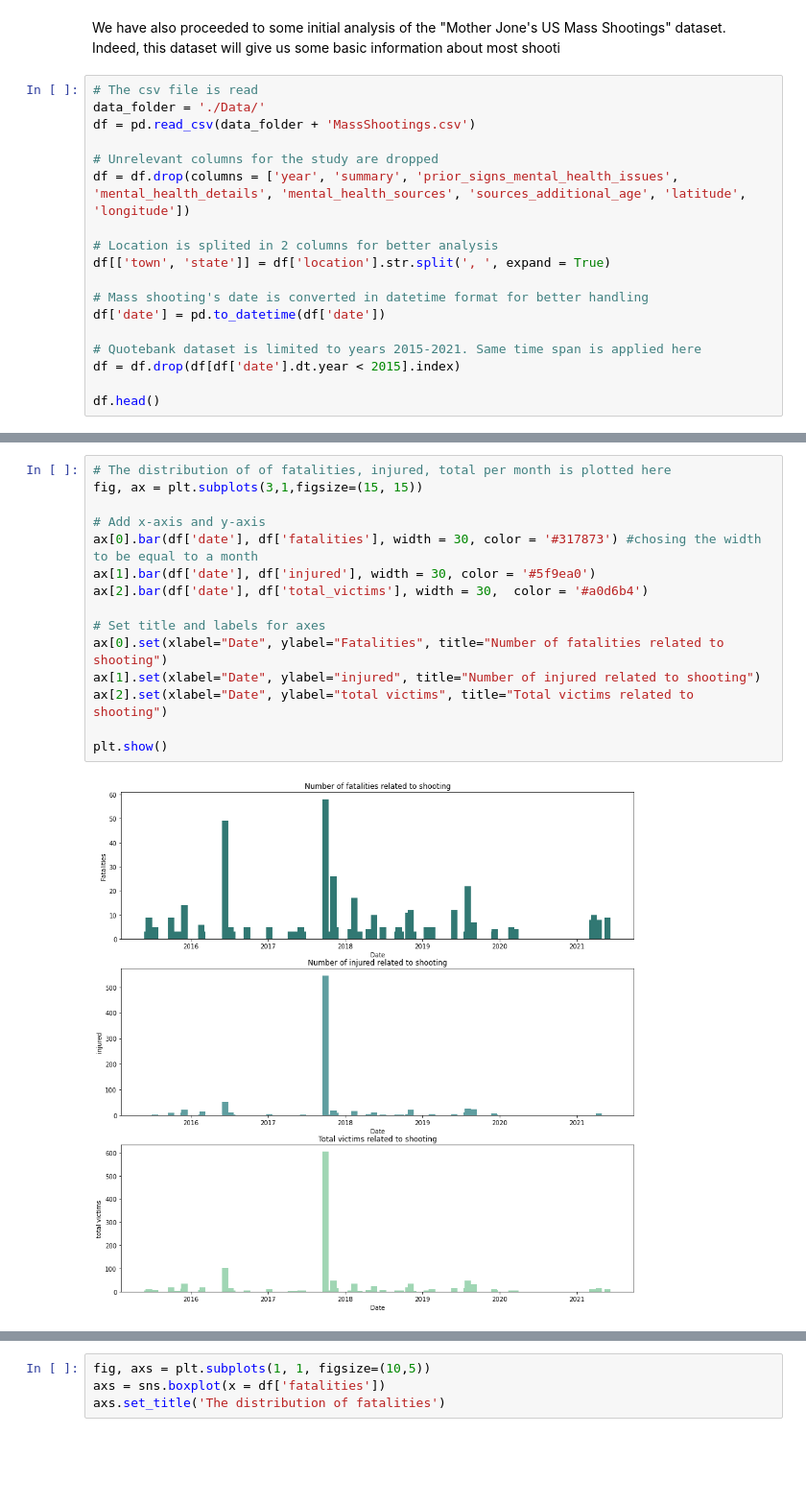
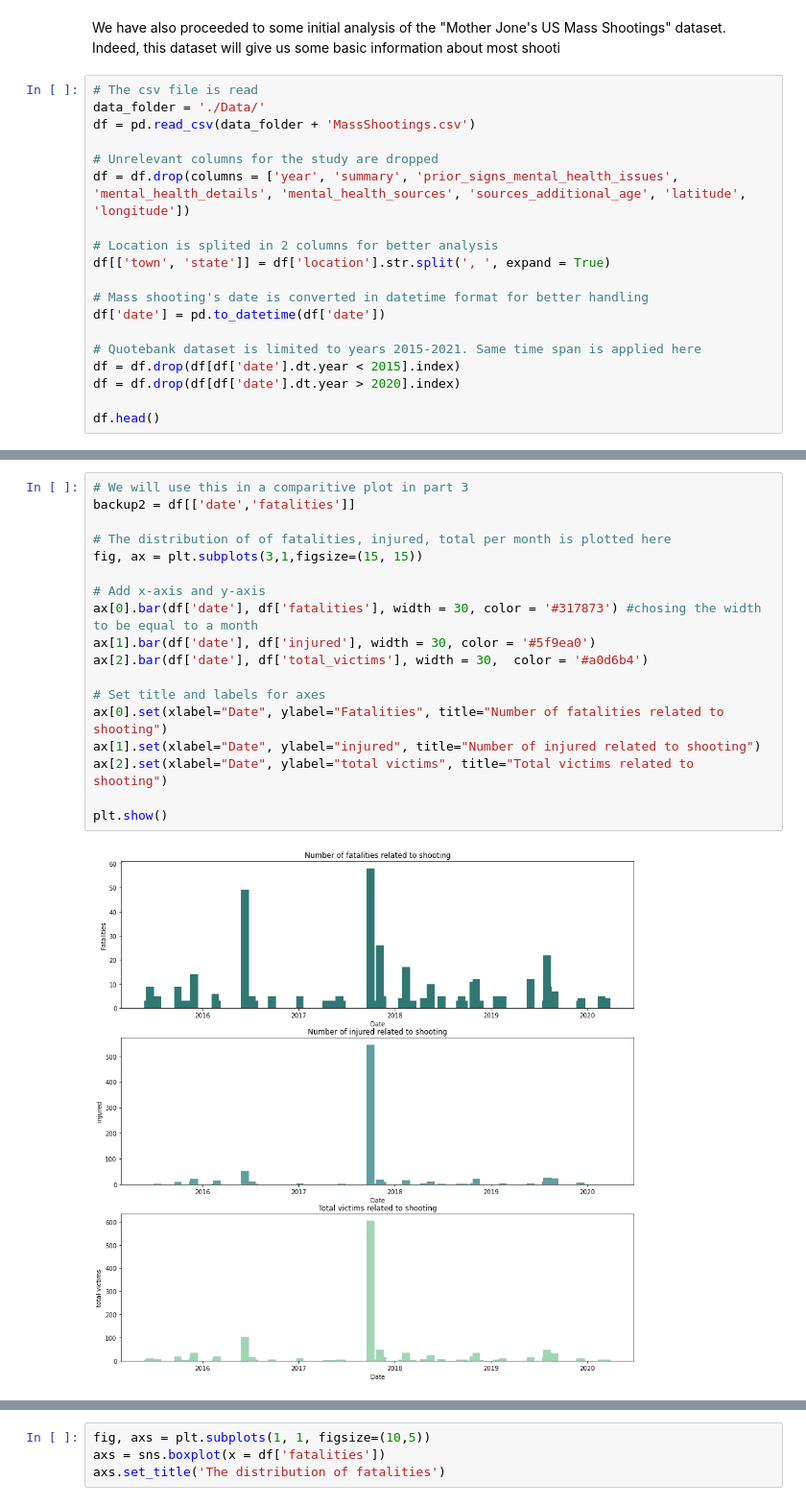
Before and after one commit to epfl-ada/ada-2021-project-clezemath, a Jupyter notebook: milestone2.ipynb, the cells around one changed output, grey strips where cells are left out. Shown: that part at 96% size. Saved outputs shown, nothing was run; the diff lists cells and outputs as text; blank space fills up the shorter version.

```diff
--- a/milestone2.ipynb
+++ b/milestone2.ipynb
@@ -141,6 +144,7 @@ df['date'] = pd.to_datetime(df['date'])
 
 # Quotebank dataset is limited to years 2015-2021. Same time span is applied here
 df = df.drop(df[df['date'].dt.year < 2015].index)
+df = df.drop(df[df['date'].dt.year > 2020].index)
 
 df.head()
 # %% [output]
@@ -162,20 +166,23 @@ plt.show()
 # %%
+# We will use this in a comparitive plot in part 3
+backup2 = df[['date','fatalities']]
+
 # The distribution of of fatalities, injured, total per month is plotted here
 fig, ax = plt.subplots(3,1,figsize=(15, 15))
 
 # Add x-axis and y-axis
 ax[0].bar(df['date'], df['fatalities'], width = 30, color = '#317873') #chosing the width to be equal to a month
 ax[1].bar(df['date'], df['injured'], width = 30, color = '#5f9ea0')
 ax[2].bar(df['date'], df['total_victims'], width = 30,  color = '#a0d6b4')
 
 # Set title and labels for axes
 ax[0].set(xlabel="Date", ylabel="Fatalities", title="Number of fatalities related to shooting")
 ax[1].set(xlabel="Date", ylabel="injured", title="Number of injured related to shooting")
 ax[2].set(xlabel="Date", ylabel="total victims", title="Total victims related to shooting")
 
 plt.show()
 # %% [output]
-[figure, old version]
+[figure, new version]
 # %%
 #ploting the number of fatalities in each state
 fig, ax = plt.subplots(figsize=(20, 5))
```
Also changed, not shown: parts of 10 cells of this notebook.
